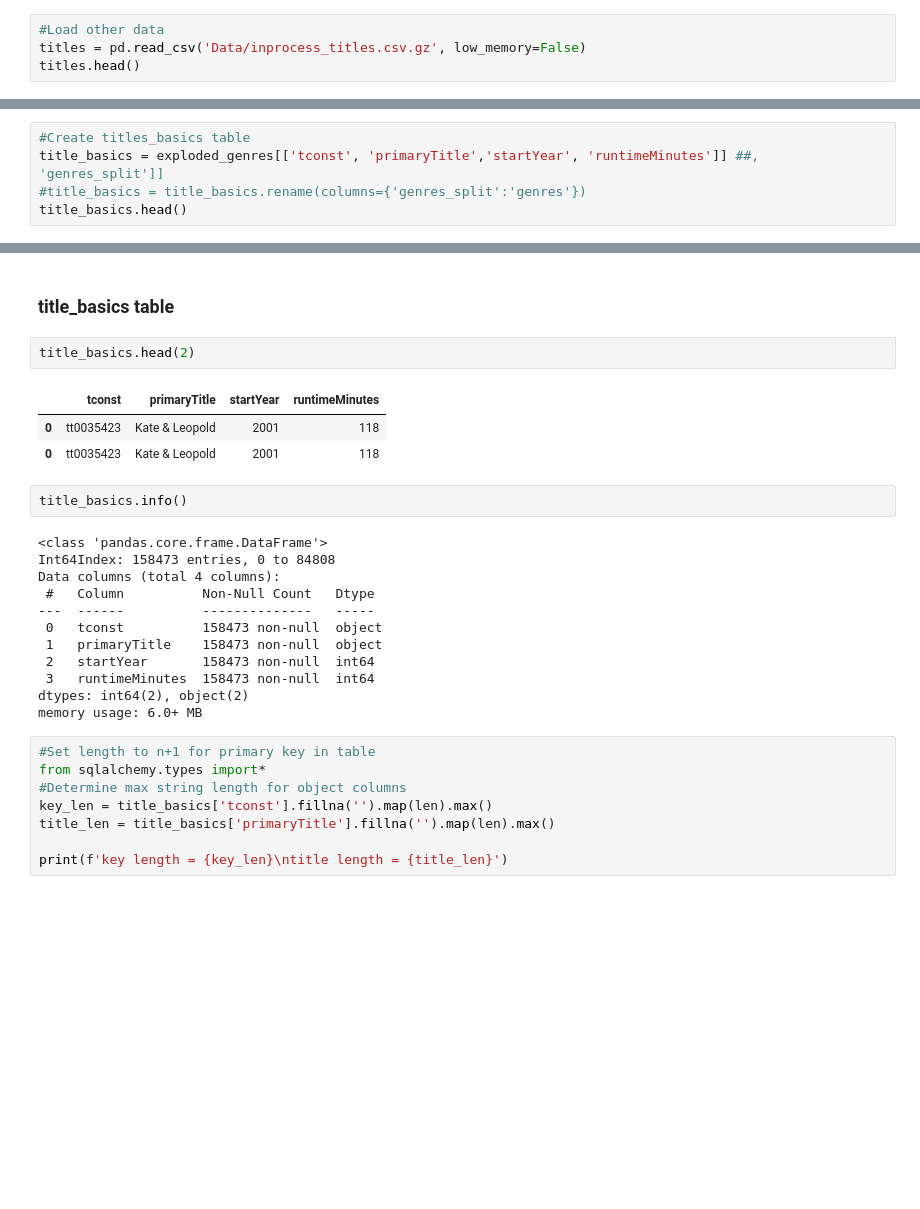
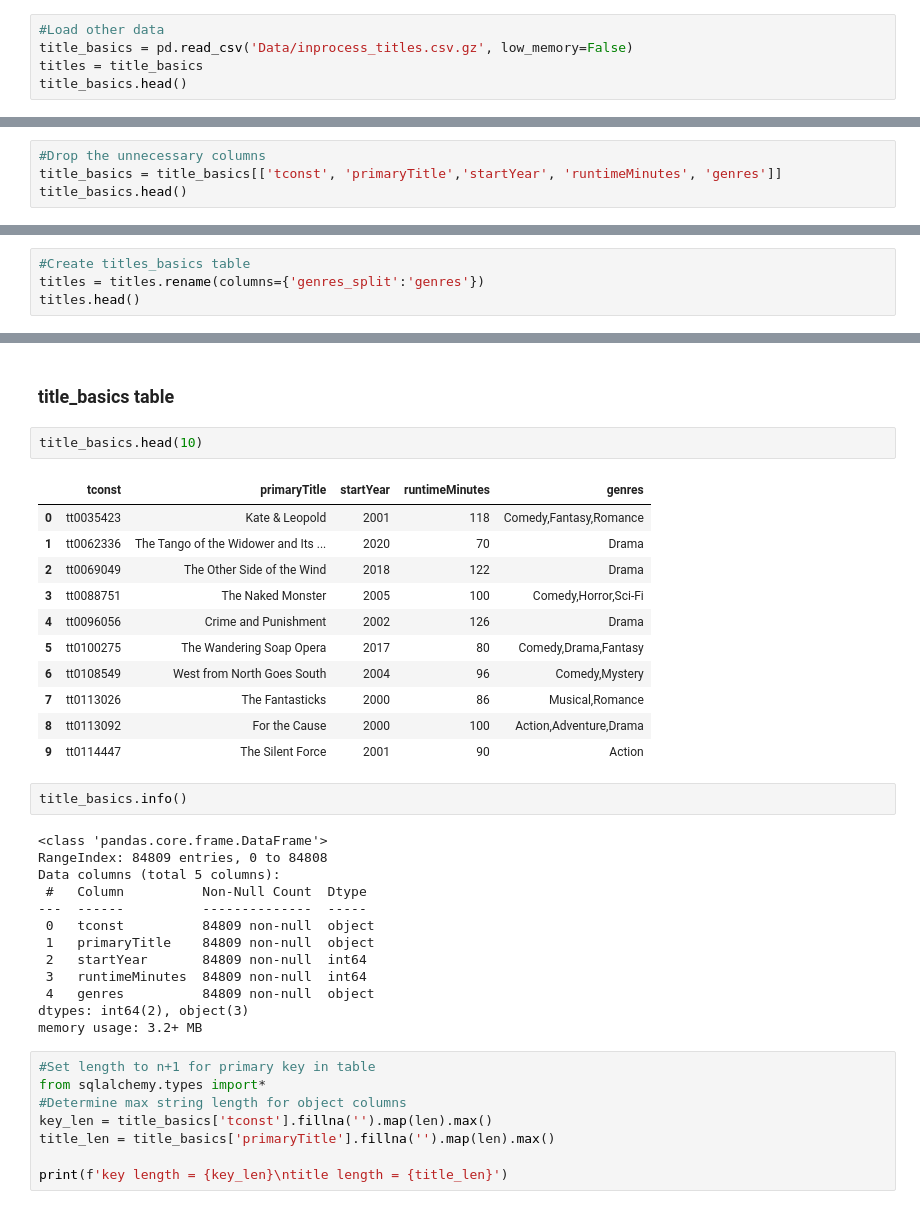
Before and after one commit to craiggossen/Project-3--Core, a Jupyter notebook: Project 3 - Part 3 - SQL.ipynb, the cells around one changed output, grey strips where cells are left out. Cells and saved outputs as stored; diff of their text form; blank space fills up the shorter version.

```diff
--- a/Project 3 - Part 3 - SQL.ipynb
+++ b/Project 3 - Part 3 - SQL.ipynb
@@ -82,8 +93,9 @@ title_ratings.head()
 ### Loading and cleaning the titles_basics, titles_genres and genres tables
 # %%
 #Load other data
-titles = pd.read_csv('Data/inprocess_titles.csv.gz', low_memory=False)
-titles.head()
+title_basics = pd.read_csv('Data/inprocess_titles.csv.gz', low_memory=False)
+titles = title_basics
+title_basics.head()
 # %% [output]
 |  | tconst | titleType | primaryTitle | originalTitle | isAdult | startYear | endYear | runtimeMinutes | genres |
 | 0 | tt0035423 | movie | Kate & Leopold | Kate & Leopold | 0 | 2001 | NaN | 118 | Comedy,Fantasy,Romance |
@@ -91,3 +103,7 @@ titles.head()
 | 2 | tt0069049 | movie | The Other Side of the Wind | The Other Side of the Wind | 0 | 2018 | NaN | 122 | Drama |
 | 3 | tt0088751 | movie | The Naked Monster | The Naked Monster | 0 | 2005 | NaN | 100 | Comedy,Horror,Sci-Fi |
 | 4 | tt0096056 | movie | Crime and Punishment | Crime and Punishment | 0 | 2002 | NaN | 126 | Drama |
+# %%
+#Drop the unnecessary columns
+title_basics = title_basics[['tconst', 'primaryTitle','startYear', 'runtimeMinutes', 'genres']]
+title_basics.head()
@@ -122,7 +147,6 @@ exploded_genres
 158473 rows × 10 columns
 # %%
 #Create titles_basics table
-title_basics = exploded_genres[['tconst', 'primaryTitle','startYear', 'runtimeMinutes']] ##, 'genres_split']]
-#title_basics = title_basics.rename(columns={'genres_split':'genres'})
-title_basics.head()
+titles = titles.rename(columns={'genres_split':'genres'})
+titles.head()
 # %% [output]
@@ -237,25 +259,34 @@ genres.head()
 # %% [markdown]
 ### title_basics table
 # %%
-title_basics.head(2)
+title_basics.head(10)
 # %% [output]
-|  | tconst | primaryTitle | startYear | runtimeMinutes |
-| 0 | tt0035423 | Kate & Leopold | 2001 | 118 |
-| 0 | tt0035423 | Kate & Leopold | 2001 | 118 |
+|  | tconst | primaryTitle | startYear | runtimeMinutes | genres |
+| 0 | tt0035423 | Kate & Leopold | 2001 | 118 | Comedy,Fantasy,Romance |
+| 1 | tt0062336 | The Tango of the Widower and Its ... | 2020 | 70 | Drama |
+| 2 | tt0069049 | The Other Side of the Wind | 2018 | 122 | Drama |
+| 3 | tt0088751 | The Naked Monster | 2005 | 100 | Comedy,Horror,Sci-Fi |
+| 4 | tt0096056 | Crime and Punishment | 2002 | 126 | Drama |
+| 5 | tt0100275 | The Wandering Soap Opera | 2017 | 80 | Comedy,Drama,Fantasy |
+| 6 | tt0108549 | West from North Goes South | 2004 | 96 | Comedy,Mystery |
+| 7 | tt0113026 | The Fantasticks | 2000 | 86 | Musical,Romance |
+| 8 | tt0113092 | For the Cause | 2000 | 100 | Action,Adventure,Drama |
+| 9 | tt0114447 | The Silent Force | 2001 | 90 | Action |
 # %%
 title_basics.info()
 # %% [output]
 <class 'pandas.core.frame.DataFrame'>
-Int64Index: 158473 entries, 0 to 84808
-Data columns (total 4 columns):
- #   Column          Non-Null Count   Dtype
----  ------          --------------   -----
- 0   tconst          158473 non-null  object
- 1   primaryTitle    158473 non-null  object
- 2   startYear       158473 non-null  int64
- 3   runtimeMinutes  158473 non-null  int64
-dtypes: int64(2), object(2)
-memory usage: 6.0+ MB
+RangeIndex: 84809 entries, 0 to 84808
+Data columns (total 5 columns):
+ #   Column          Non-Null Count  Dtype
+---  ------          --------------  -----
+ 0   tconst          84809 non-null  object
+ 1   primaryTitle    84809 non-null  object
+ 2   startYear       84809 non-null  int64
+ 3   runtimeMinutes  84809 non-null  int64
+ 4   genres          84809 non-null  object
+dtypes: int64(2), object(3)
+memory usage: 3.2+ MB
 # %%
 #Set length to n+1 for primary key in table
 from sqlalchemy.types import*
```
Also changed, not shown: parts of 21 cells of this notebook.
